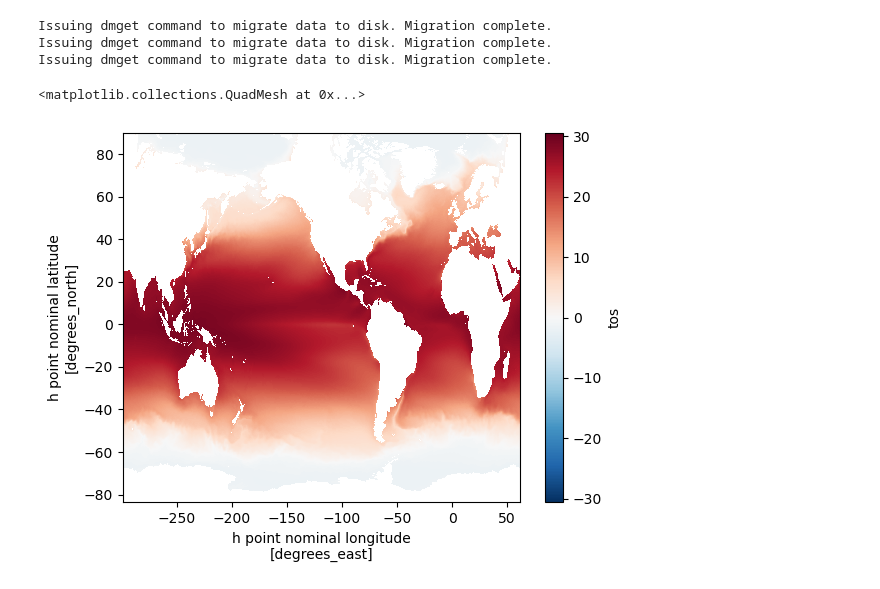
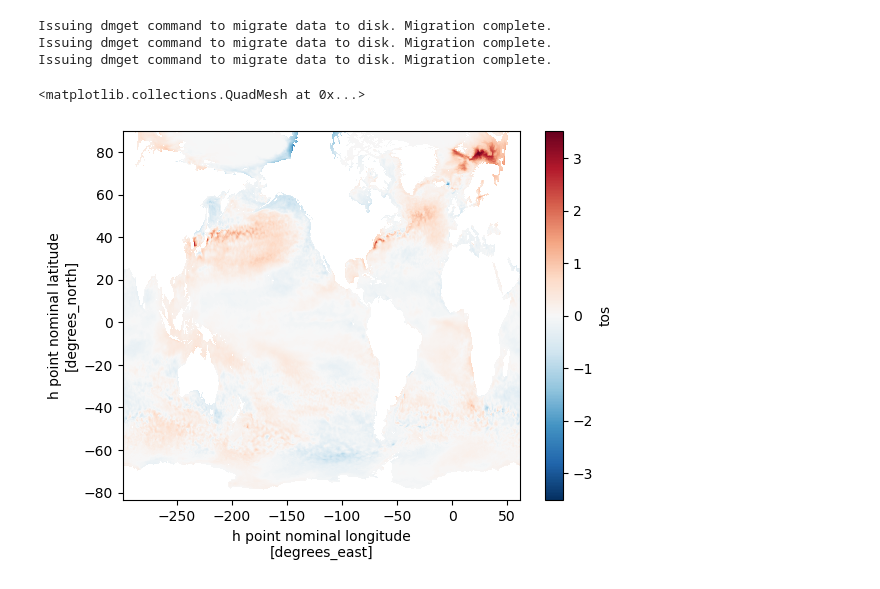
Before and after one commit to hdrake/CM4Xutils, a Jupyter notebook: examples/loading_api_dora.ipynb, the cells around one changed output. Cells and saved outputs as stored; diff of their text form; code cells hidden in the pictures.

```diff
--- a/examples/loading_api_dora.ipynb
+++ b/examples/loading_api_dora.ipynb
@@ -36,7 +37,7 @@ fo = CM4Xutils.concat_scenarios([hi, si])
 # %%
 pi_u, fo_u = CM4Xutils.align_dates(pi, fo)
 # %%
-pi_u['tos'].sel(time=slice("1850", "1855")).mean("time").plot()
+(fo_u.tos - pi_u.tos).sel(time=slice("1850", "1855")).mean("time").plot()
 # %% [output]
 <matplotlib.collections.QuadMesh at 0x...>
-[figure, old version]
+[figure, new version]
```
Also changed, not shown: parts of 3 cells of this notebook, 9 other files.
